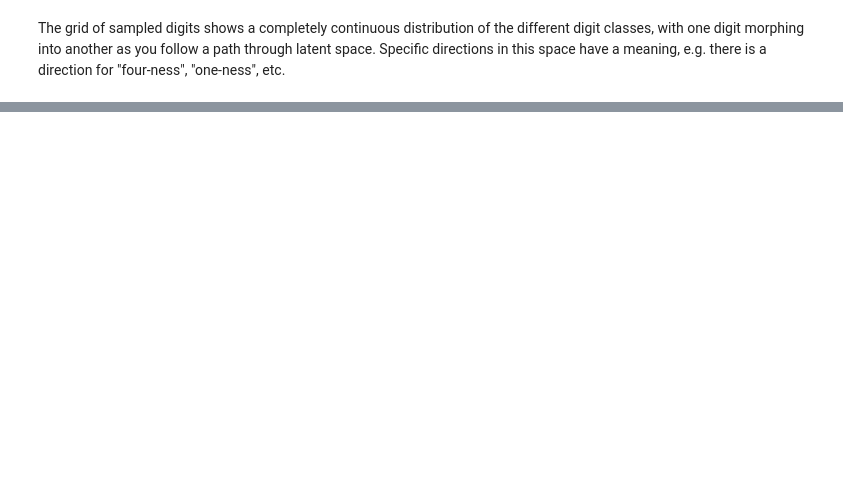
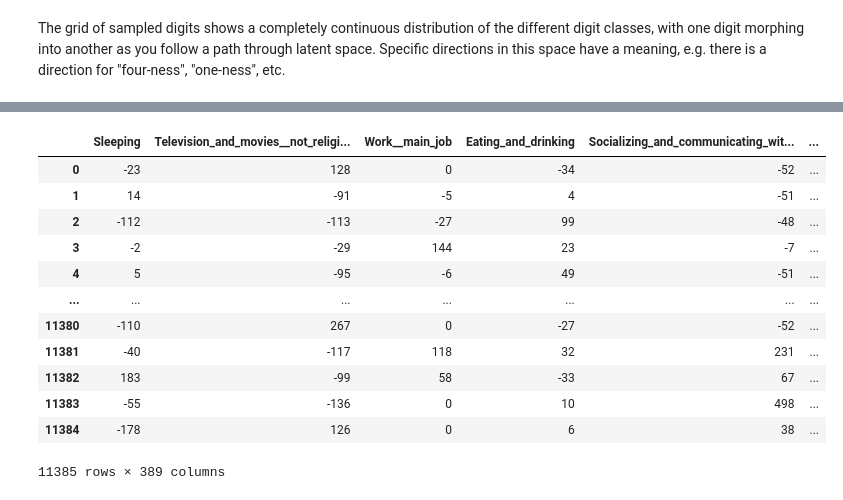
Before and after one commit to yaniv256/VAEs-in-Economics, a Jupyter notebook: Notebooks/Time_use_shares_with_vaes.ipynb, the cells around one changed output, grey strips where cells are left out. Saved outputs shown, nothing was run; the diff lists cells and outputs as text; code cells hidden in the pictures; blank space fills up the shorter version.

```diff
--- a/Notebooks/Time_use_shares_with_vaes.ipynb
+++ b/Notebooks/Time_use_shares_with_vaes.ipynb
@@ -270,0 +337,16 @@ as you follow a path through latent space. Specific directions in this space hav
+# %%
+ts-filtered
+# %% [output]
+|  | Sleeping | Television_and_movies__not_religi... | Work__main_job | Eating_and_drinking | Socializing_and_communicating_wit... | ... |
+| 0 | -23 | 128 | 0 | -34 | -52 | ... |
+| 1 | 14 | -91 | -5 | 4 | -51 | ... |
+| 2 | -112 | -113 | -27 | 99 | -48 | ... |
+| 3 | -2 | -29 | 144 | 23 | -7 | ... |
+| 4 | 5 | -95 | -6 | 49 | -51 | ... |
+| ... | ... | ... | ... | ... | ... | ... |
+| 11380 | -110 | 267 | 0 | -27 | -52 | ... |
+| 11381 | -40 | -117 | 118 | 32 | 231 | ... |
+| 11382 | 183 | -99 | 58 | -33 | 67 | ... |
+| 11383 | -55 | -136 | 0 | 10 | 498 | ... |
+| 11384 | -178 | 126 | 0 | 6 | 38 | ... |
+11385 rows × 389 columns
```
Also changed, not shown: parts of 7 cells of this notebook.
